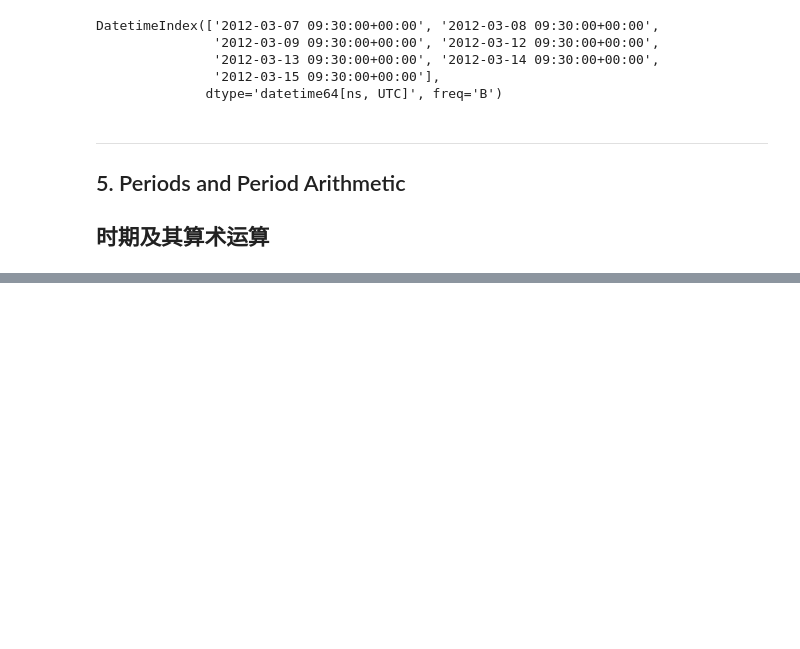
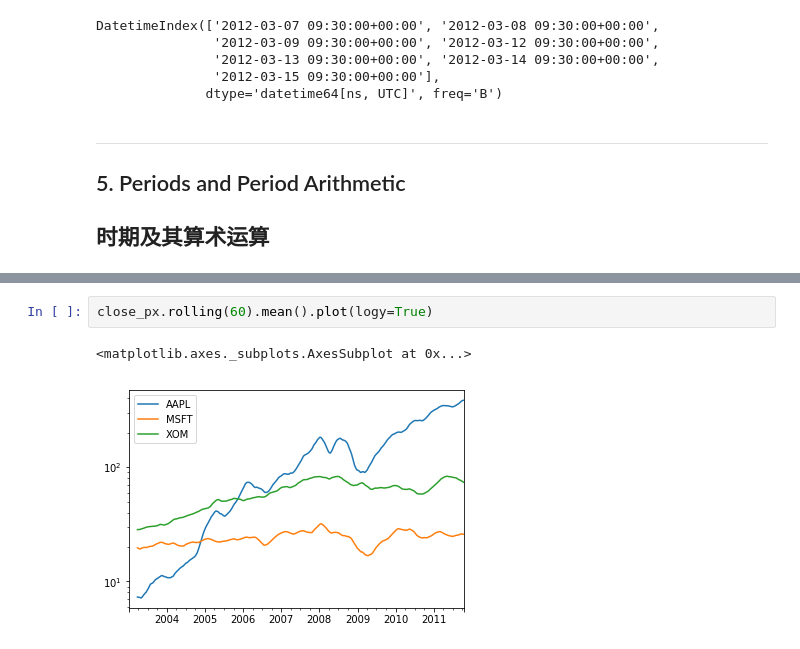
Before and after one commit to Jiachengciel/Data_Analysis, a Jupyter notebook: Task7_TimeSeries/11. Time Series.ipynb, the cells around one changed output, grey strips where cells are left out. Saved outputs shown, nothing was run; the diff lists cells and outputs as text; blank space fills up the shorter version.

```diff
--- a/Task7_TimeSeries/11. Time Series.ipynb
+++ b/Task7_TimeSeries/11. Time Series.ipynb
@@ -702,0 +1197,5 @@ DatetimeIndex(['2012-03-07 09:30:00+00:00', '2012-03-08 09:30:00+00:00',
+# %%
+close_px.rolling(60).mean().plot(logy=True)
+# %% [output]
+<matplotlib.axes._subplots.AxesSubplot at 0x...>
+[figure, added]
```
Also changed, not shown: parts of 77 cells of this notebook.
